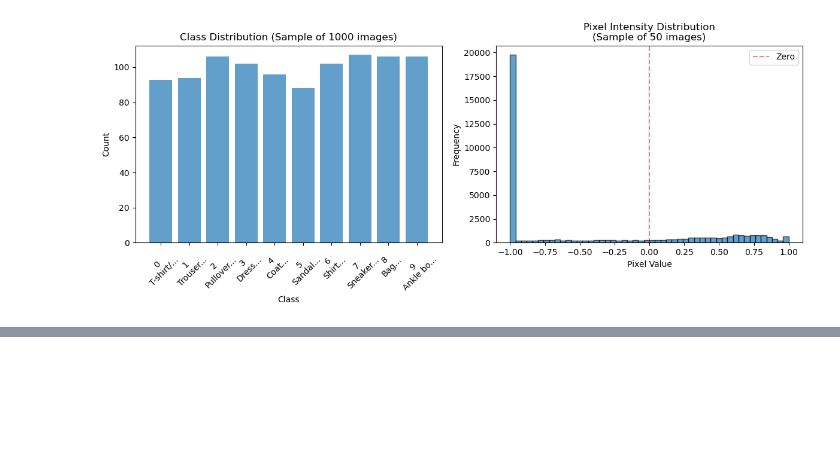
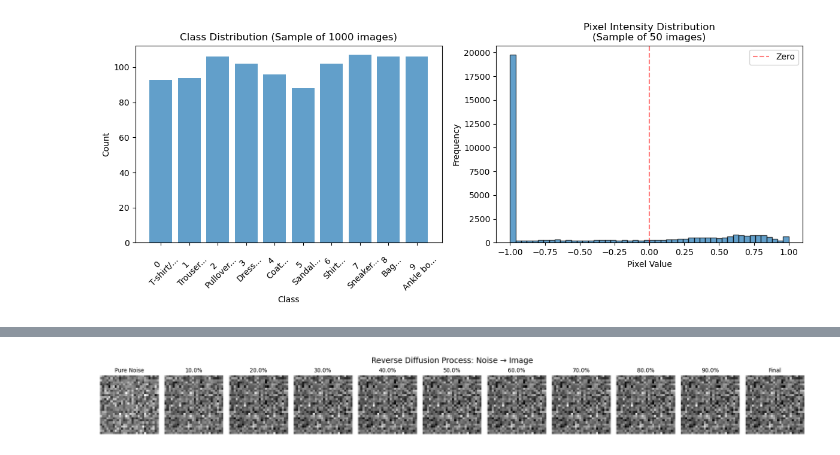
Before and after one commit to emilcw/wasp-deep-learning-module3, a Jupyter notebook: main.ipynb, the cells around one changed output, grey strips where cells are left out. Drawn from its saved outputs; the diff is of its cells as text; code cells hidden in the pictures; blank space fills up the shorter version.

```diff
--- a/main.ipynb
+++ b/main.ipynb
@@ -389,0 +393,88 @@ show_forward_compact(ddpm, dataloader, device, n_images=3)
+# %%
+# Visualisze the reverse diffusion process (denoising) with the untrained DDPM model
+
+def show_reverse_compact(ddpm, device, n_images=6, image_chw=(1, 28, 28)):
+    """
+    Visualize the reverse diffusion process of the DDPM model (denoising).
+    Uses the same denoising logic as the working generate_new_images function.
+    """
+
+    # Define which timesteps to visualize (but still process all timesteps)
+    noise_percentages = [1.0, 0.9, 0.8, 0.7, 0.6, 0.5, 0.4, 0.3, 0.2, 0.1, 0.0]
+    reversed_list = noise_percentages[::-1]
+    timesteps_to_show = [int(p * ddpm.timesteps) for p in noise_percentages]
+    timesteps_to_show = [min(t, ddpm.timesteps-1) for t in timesteps_to_show]  # Clamp to valid range
+
+    n_cols = len(timesteps_to_show)
+
+    fig, axes = plt.subplots(n_images, n_cols, figsize=(18, 2.5 * n_images))
+
+    if n_images == 1:
+        axes = axes.reshape(1, -1)
+
+    for i in range(n_images):
+
+        # Start with pure random noise
+        c, h, w = image_chw
+        x = torch.randn(1, c, h, w).to(device)
+
+        # Store images at visualization timesteps
+        saved_images = {}
+
+        with torch.no_grad():
+
+            for t in range(ddpm.timesteps-1, -1, -1):  # Go from T-1 to 0 (or T to 1 in paper)
+
+                # Save image if this timestep should be visualized
+                if t in timesteps_to_show:
+                    saved_images[t] = x.clone()
+
+                # Perform denoising step
+
+                if t > 0:  # Don't process t=0
+
+                    # Get model prediction - use same format as working code
+                    time_tensor = (torch.ones(1, 1) * t).to(device).long()
+                    noisy_prediction = ddpm.backward(x, time_tensor)
+
+                    alpha_t = ddpm.alphas[t]
+                    alpha_t_bar = ddpm.alpha_bars[t]
+
+                    z = torch.randn_like(x)
+                    beta_t = ddpm.betas[t]
+                    sigma_t = beta_t.sqrt()
+
+                    # Algorithm 2 in paper
+                    x = (1 / alpha_t.sqrt()) * (x - (1 - alpha_t) / (1 - alpha_t_bar).sqrt() * noisy_prediction) + sigma_t * z
+
+        # Save final result (t=0)
+        saved_images[0] = x.clone()
+
+        # Display saved images
+        for col_idx, t in enumerate(timesteps_to_show):
+            if t in saved_images:
+                current_img = saved_images[t].detach().cpu().numpy()
+            else:
+                current_img = torch.zeros(1, c, h, w).numpy()  # Fallback
+
+            axes[i, col_idx].imshow(current_img[0][0], cmap='gray')
+
+            if i == 0:  # Only show titles on first row
+                if t == ddpm.timesteps - 1:
+                    axes[i, col_idx].set_title('Pure Noise', fontsize=10)
+                elif t == 0:
+                    axes[i, col_idx].set_title('Final', fontsize=10)
+                else:
+                    percentage = reversed_list[col_idx] * 100
+                    axes[i, col_idx].set_title(f'{percentage}%', fontsize=10)
+            axes[i, col_idx].axis('off')
+
+    plt.tight_layout()
+    plt.suptitle('Reverse Diffusion Process: Noise → Image', fontsize=14)
+    plt.show()
+
+null_model = DDPM(UNet(n_steps=timesteps), timesteps=timesteps, device=device)
+
+show_reverse_compact(null_model, device, n_images=1)
+# %% [output]
+[figure, added]
```
Also changed, not shown: parts of 8 cells of this notebook.
